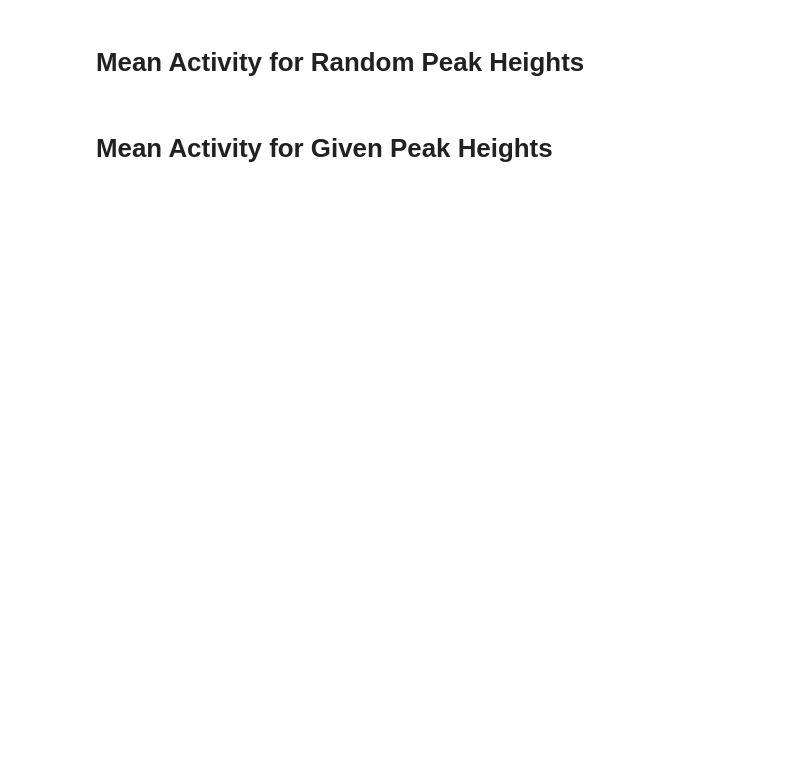
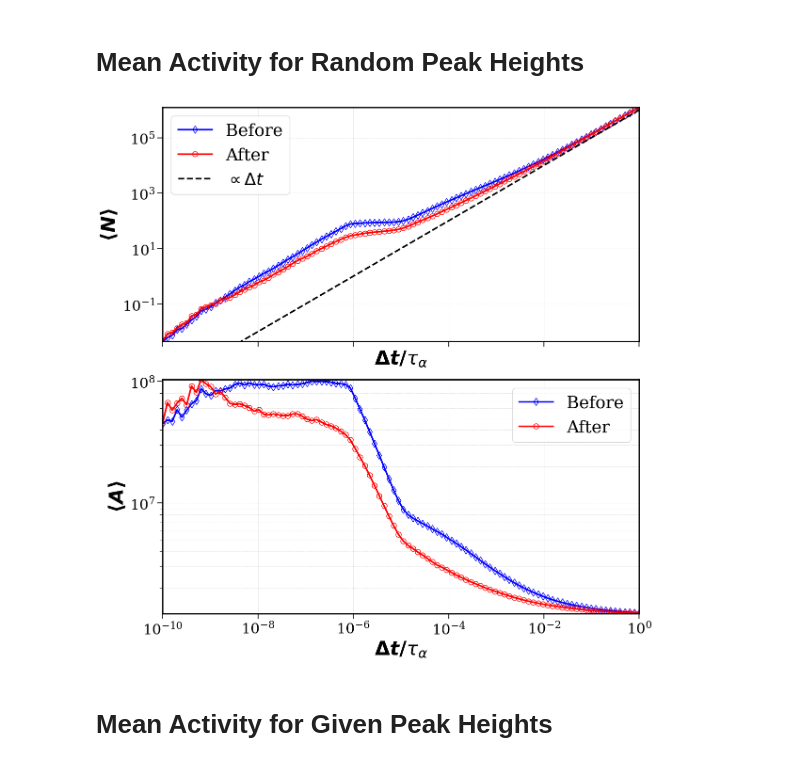
Before and after one commit to sylvainshan/PHYS-422-Foreshocks-and-Aftershocks-in-Thermal-Creep-Dynamics, a Jupyter notebook: Activity_analysis.ipynb, the cells around one changed output. Cells and saved outputs as stored; diff of their text form; code cells hidden in the pictures; blank space fills up the shorter version.

```diff
--- a/Activity_analysis.ipynb
+++ b/Activity_analysis.ipynb
@@ -262,35 +267,37 @@ if COMPUTE_ACTIVITY_FOR_RANDOM_HEIGHTS:
     axs[0].set_ylabel(r'$\boldsymbol{\langle N \rangle}$')
     axs[0].set_xlim(min(random_time_windows), max(random_time_windows))
     axs[0].set_ylim(min([mean_random_n_before.min(), mean_random_n_after.min()]),
                     max([mean_random_n_before.max(), mean_random_n_after.max()]))
     axs[0].legend(loc='best')
     axs[0].grid(True, alpha=0.3, which='both', ls='--')
 
 
 
     axs[1].plot(random_time_windows, mean_random_activity_before,marker='d', fillstyle='none', linestyle='-', color='b', label='Before', markersize=8)
     axs[1].plot(random_time_windows, mean_random_activity_after, marker='o',   fillstyle='none', linestyle='-', color='r', label='After', markersize=8)
     axs[1].set_xscale('log')
     axs[1].set_yscale('log')
     axs[1].set_xlabel(r'$\boldsymbol{\Delta t/\tau_\alpha}$')
     axs[1].set_ylabel(r'$\boldsymbol{\langle A \rangle}$')
     axs[1].set_xlim(min(random_time_windows), max(random_time_windows))
     axs[1].set_ylim(min([mean_random_activity_before.min(), mean_random_activity_after.min()]),
                     max([mean_random_activity_before.max(), mean_random_activity_after.max()]))
     axs[1].legend(loc='best')
     axs[1].grid(True, alpha=0.3, which='both', ls='--')
 
     plt.tight_layout()
 
     if SAVE_PLOT:
         save_dir = os.path.join(FIGURE_DIR)
         if not os.path.exists(save_dir):
             os.makedirs(save_dir)
-        plt.savefig(os.path.join(save_dir, 'activity_vs_time_random.pdf'), bbox_inches='tight')
-        with open(os.path.join(save_dir, 'activity_vs_time_random.pkl'), 'wb') as f:
+        plt.savefig(os.path.join(save_dir, 'activity_vs_time_random2.pdf'), bbox_inches='tight')
+        with open(os.path.join(save_dir, 'activity_vs_time_random2.pkl'), 'wb') as f:
             pickle.dump(fig, f)
 
     plt.show()
+# %% [output]
+[figure, added]
 # %% [markdown]
 # Mean Activity for Given Peak Heights
 # %%
```
Also changed, not shown: parts of 10 cells of this notebook, 2 other files.
